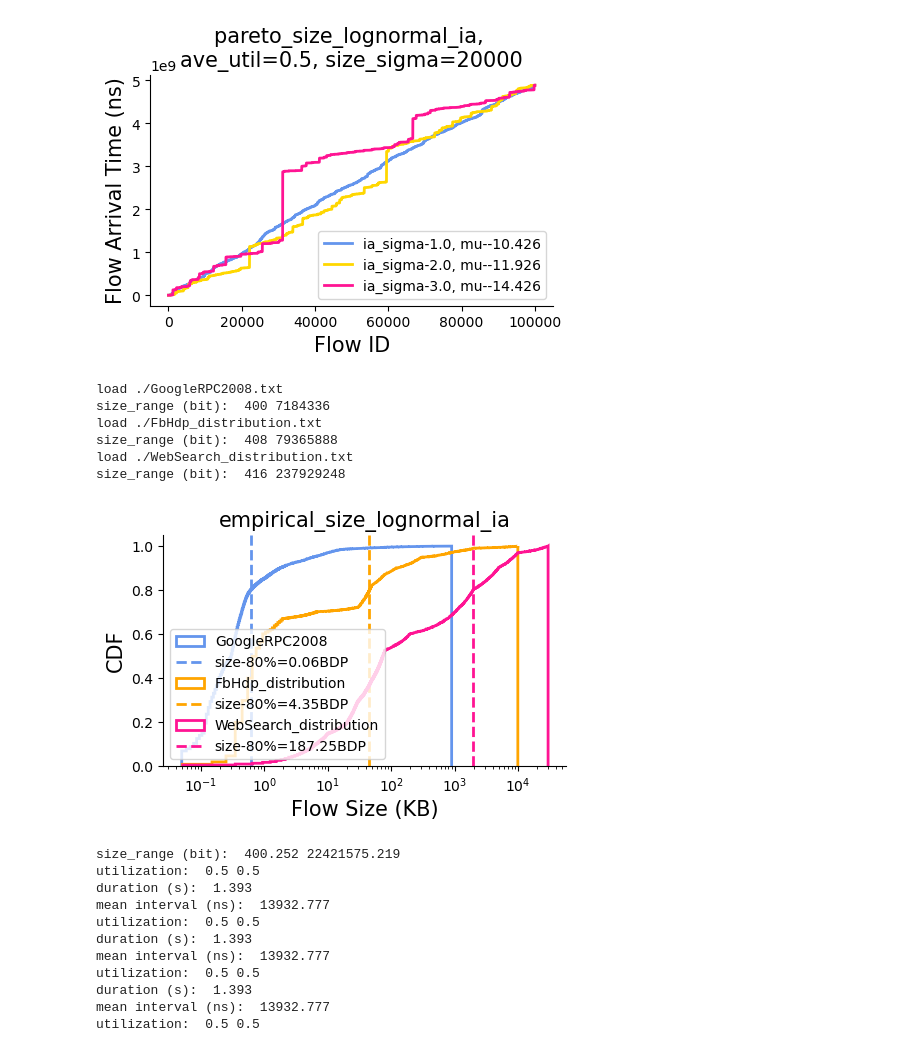
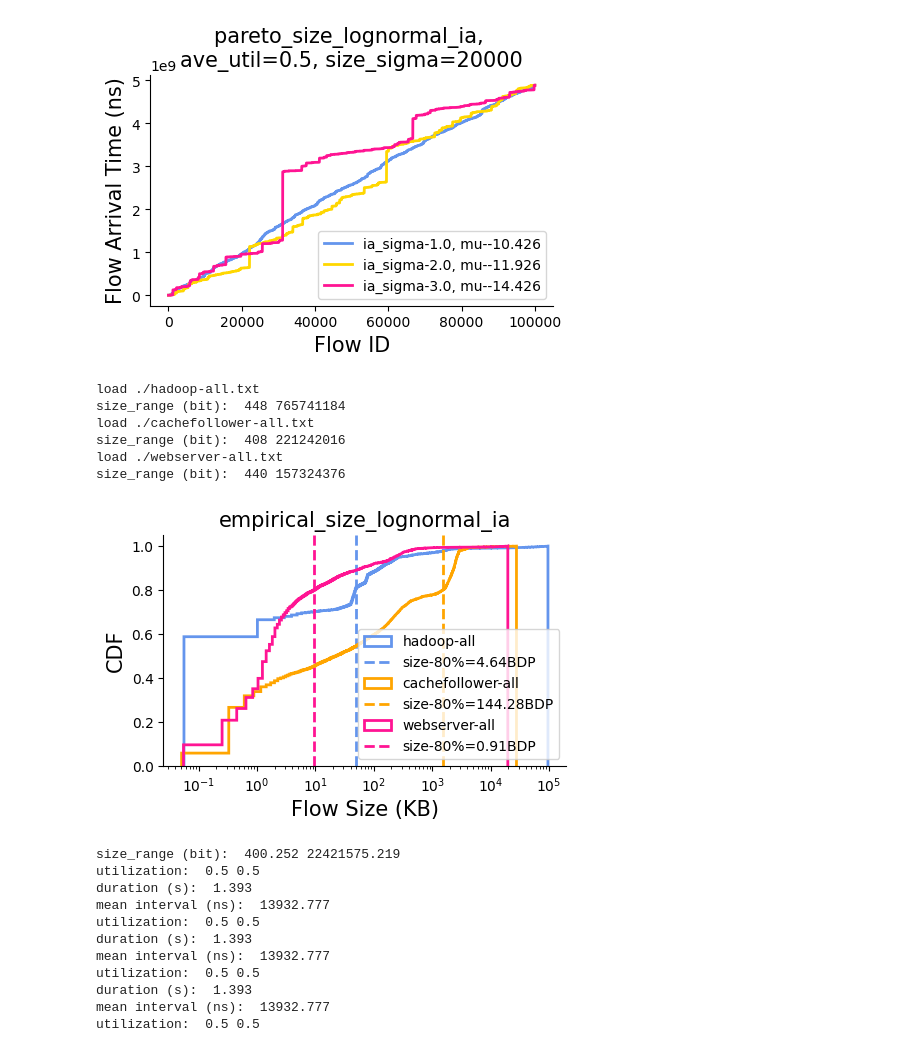
Before and after one commit to kwzhao/High-Precision-Congestion-Control, a Jupyter notebook: traffic_gen/plt_data.ipynb, the cells around one changed output. Drawn from its saved outputs; the diff is of its cells as text; code cells hidden in the pictures.

```diff
--- a/traffic_gen/plt_data.ipynb
+++ b/traffic_gen/plt_data.ipynb
@@ -33,7 +33,7 @@ lr=10*UNIT_G
 fig = plt.figure(figsize=(5.2, 3))  # 2.5 inch for 1/3 double column width
 ax = fig.add_subplot(111)
 for sigma_idx,size_sigma_ori in enumerate(sigmas):
-      mu = avg_size_base_in_bit * (float(size_sigma_ori) / 5000.0)**2- min_size_in_bit
+      mu = avg_size_base_in_bit * (float(size_sigma_ori) / 5000.0)**2.5- min_size_in_bit
       # mu = avg_size_base_in_bit * sigma / 15000 - min_size_in_bit
       s = (np.random.exponential(scale=mu, size=n_flows))+min_size_in_bit
       s=s/bit_to_KB
@@ -81,7 +81,7 @@ for sigma_idx,size_sigma_ori in enumerate(sigmas):
     #   size_sigma = BDP_IN_BIT*float(sigma)/30000.0
     # mu = BDP_IN_BIT*(float(sigma)/30000.0) - min_size_in_bit
     # sigma = BDP_IN_BIT*np.square(float(sigma)/25000.0)
-    size_sigma=(float(size_sigma_ori)/5000.0)**3
+    size_sigma=(float(size_sigma_ori)/5000.0)**2.5
     mu=avg_size_base_in_bit*size_sigma - min_size_in_bit
     s=np.array([PosNormal(mu, avg_size_base_in_bit*(size_sigma)) for _ in range(n_flows)])+min_size_in_bit
     # s = abs(np.random.normal(mu, sigma, n_flows))+min_size_in_bit
@@ -124,9 +124,9 @@ fig = plt.figure(figsize=(5.2, 3))  # 2.5 inch for 1/3 double column width
 ax = fig.add_subplot(111)
 for sigma_idx,size_sigma_ori in enumerate(sigmas):
       # mu = np.log(avg_size_ori_bit - min_size_in_bit) - ((sigma / 20000)**2) / 2
-      avg_size_in_bit = avg_size_base_in_bit*(float(size_sigma_ori) / 5000.0)**2  # 10KB
+      avg_size_in_bit = avg_size_base_in_bit*(float(size_sigma_ori) / 4000.0)**3  # 10KB
       # size_sigma=0.8+(60000-size_sigma_ori)/30000     # flow size
-      size_sigma=2     # flow size
+      size_sigma=2.5     # flow size
       mu = np.log(avg_size_in_bit - min_size_in_bit) - (size_sigma ** 2) / 2
       s = (min_size_in_bit + np.random.lognormal(mean=mu, sigma=size_sigma, size=(n_flows,)))
 
@@ -409,7 +409,8 @@ fig = plt.figure(figsize=(5.2, 3))  # 2.5 inch for 1/3 double column width
 ax = fig.add_subplot(111)
 
 # cdf_file_list=["GoogleRPC2008.txt","AliStorage2019.txt","FbHdp_distribution.txt","WebSearch_distribution.txt"]
-cdf_file_list=["GoogleRPC2008.txt","FbHdp_distribution.txt","WebSearch_distribution.txt"]
+# cdf_file_list=["GoogleRPC2008.txt","FbHdp_distribution.txt","WebSearch_distribution.txt"]
+cdf_file_list=["hadoop-all.txt","cachefollower-all.txt","webserver-all.txt"]
 
 for cdf_file_idx,cdf_file in enumerate(cdf_file_list):
       fileName = f"./{cdf_file}"
@@ -431,40 +432,40 @@ for cdf_file_idx,cdf_file in enumerate(cdf_file_list):
       ).astype(
       "int64"
       )  # Byte
       s=f_sizes*BYTE_TO_BIT
       print("size_range (bit): ",
       np.round(np.min(s), 3),
       np.round(np.max(s) , 3),)
       s=s/bit_to_KB
       size_80 = np.percentile(s, 80)
       count, bins, ignored = plt.hist(s, 100000, density=True,cumulative=True,histtype=u'step',linewidth=2,color=color_list[cdf_file_idx],label=f"{cdf_file[:-4]}")
       plt.axvline(
             size_80,
             color=color_list[cdf_file_idx],
             linewidth=2,
             linestyle='--',
             label=f"size-80%={np.round(size_80/BDP_IN_KB,2)}BDP"
         )
       # plt.plot(bins, 1/(sigma * np.sqrt(2 * np.pi)) *
       #                np.exp( - (bins - mu)**2 / (2 * sigma**2) ),
       #          linewidth=2, color='r')
 ax.spines["right"].set_visible(False)
 ax.spines["top"].set_visible(False)
 
 plt.ylabel("CDF", fontsize=_fontsize)
 plt.xlabel("Flow Size (KB)", fontsize=_fontsize)
 plt.legend()
 plt.xscale('log')
 plt.title("empirical_size_lognormal_ia",fontsize=_fontsize)
 plt.show()
 # %% [output]
-load ./GoogleRPC2008.txt
-size_range (bit):  400 7184336
-load ./FbHdp_distribution.txt
-size_range (bit):  408 79365888
-load ./WebSearch_distribution.txt
-size_range (bit):  416 237929248
+load ./hadoop-all.txt
+size_range (bit):  448 765741184
+load ./cachefollower-all.txt
+size_range (bit):  408 221242016
+load ./webserver-all.txt
+size_range (bit):  440 157324376
-[figure, old version]
+[figure, new version]
 # %%
 from scipy.stats import genpareto
 from scipy.optimize import fsolve
```
Also changed, not shown: parts of 4 cells of this notebook, 3 other files.
